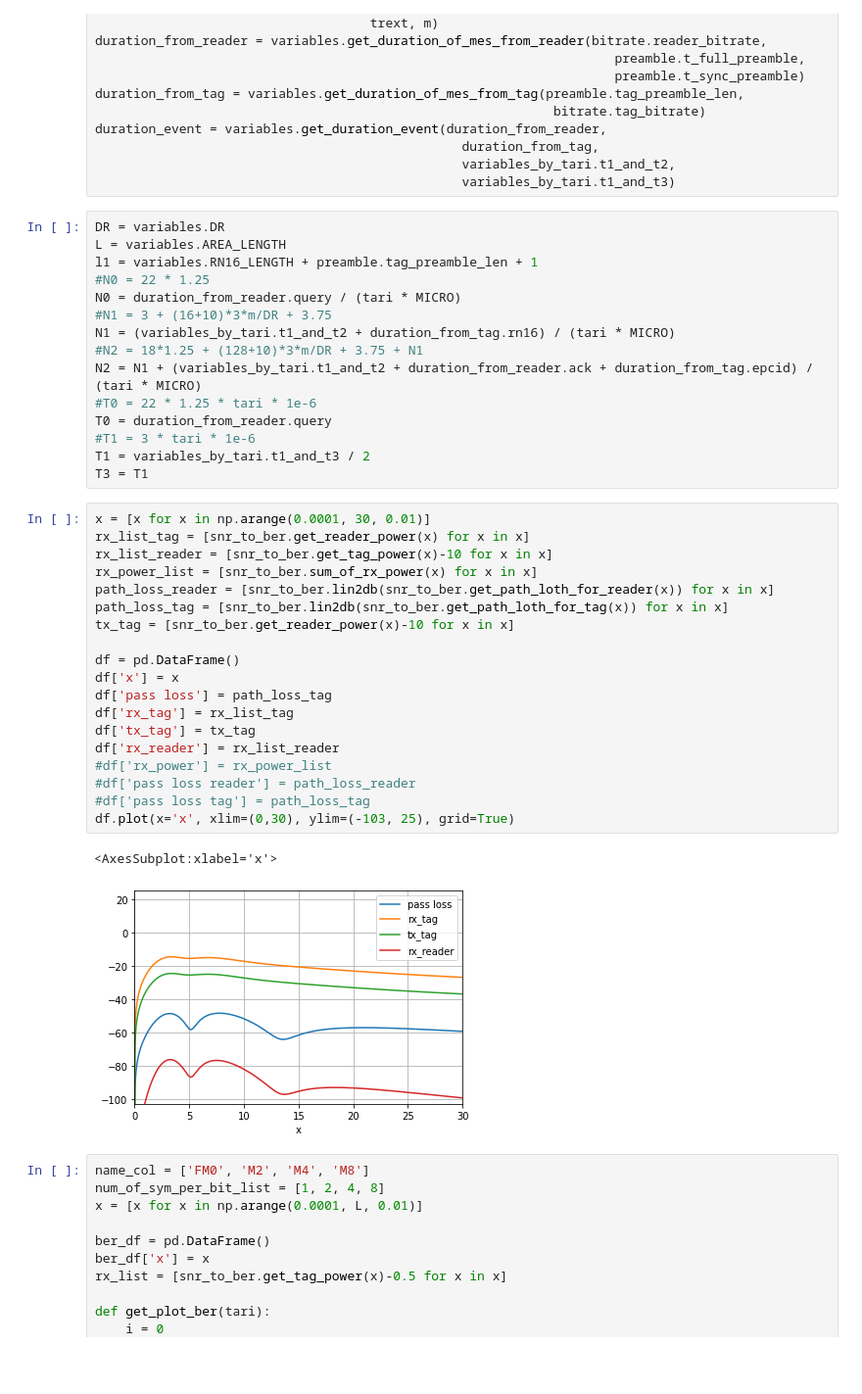
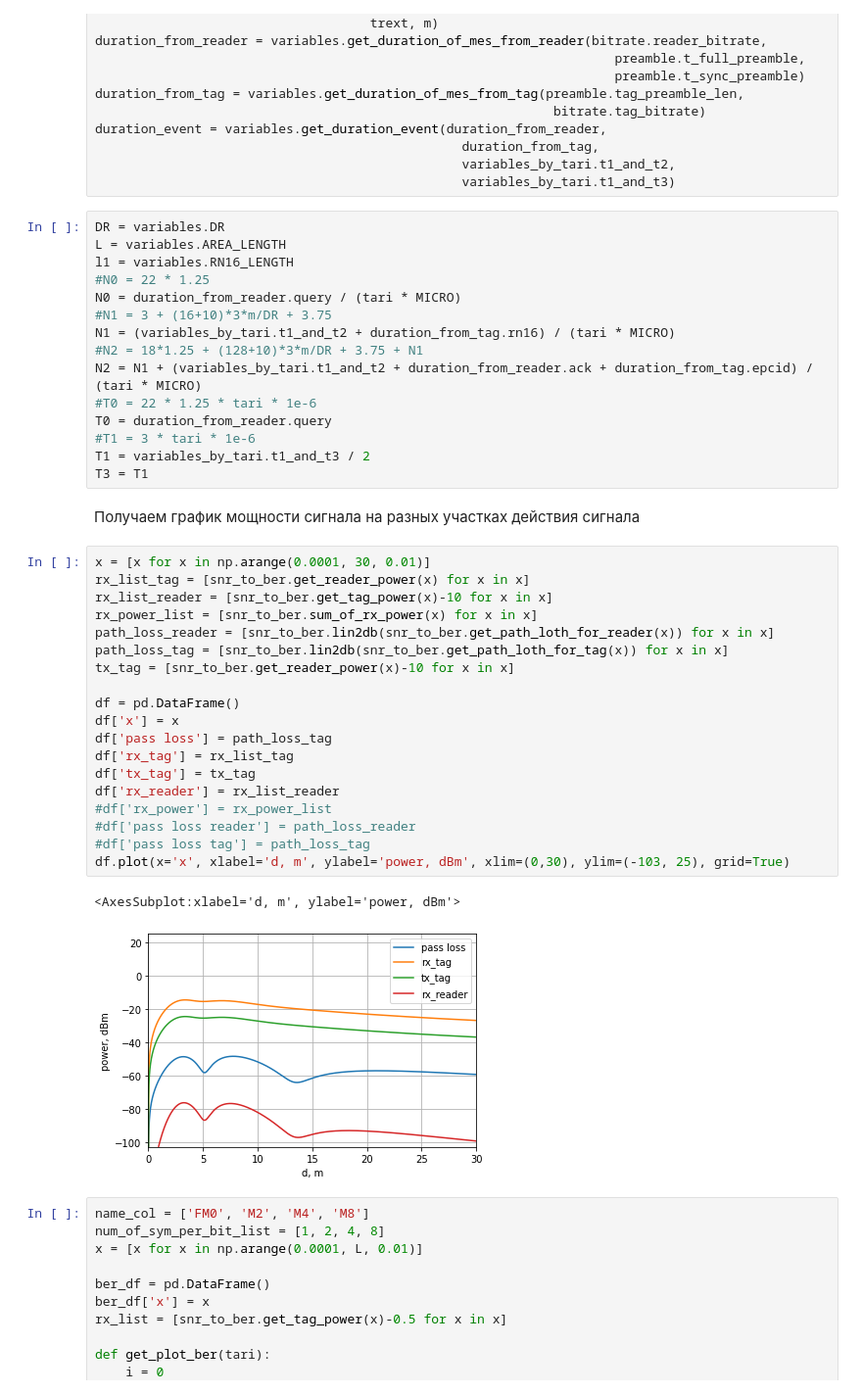
Before and after one commit to FenikL/rfid_project, a Jupyter notebook: experiments/estimate_ber_as_func.ipynb, the cells around one changed output. Shown at 98% size. Saved outputs shown, nothing was run; the diff lists cells and outputs as text; blank space fills up the shorter version.

```diff
--- a/experiments/estimate_ber_as_func.ipynb
+++ b/experiments/estimate_ber_as_func.ipynb
@@ -40,7 +47,7 @@ duration_event = variables.get_duration_event(duration_from_reader,
 # %%
 DR = variables.DR
 L = variables.AREA_LENGTH
-l1 = variables.RN16_LENGTH + preamble.tag_preamble_len + 1
+l1 = variables.RN16_LENGTH
 #N0 = 22 * 1.25
 N0 = duration_from_reader.query / (tari * MICRO)
 #N1 = 3 + (16+10)*3*m/DR + 3.75
@@ -52,28 +59,30 @@ T0 = duration_from_reader.query
 #T1 = 3 * tari * 1e-6
 T1 = variables_by_tari.t1_and_t3 / 2
 T3 = T1
+# %% [markdown]
+Получаем график мощности сигнала на разных участках действия сигнала
 # %%
 x = [x for x in np.arange(0.0001, 30, 0.01)]
 rx_list_tag = [snr_to_ber.get_reader_power(x) for x in x]
 rx_list_reader = [snr_to_ber.get_tag_power(x)-10 for x in x]
 rx_power_list = [snr_to_ber.sum_of_rx_power(x) for x in x]
 path_loss_reader = [snr_to_ber.lin2db(snr_to_ber.get_path_loth_for_reader(x)) for x in x]
 path_loss_tag = [snr_to_ber.lin2db(snr_to_ber.get_path_loth_for_tag(x)) for x in x]
 tx_tag = [snr_to_ber.get_reader_power(x)-10 for x in x]
 
 df = pd.DataFrame()
 df['x'] = x
 df['pass loss'] = path_loss_tag
 df['rx_tag'] = rx_list_tag
 df['tx_tag'] = tx_tag
 df['rx_reader'] = rx_list_reader
 #df['rx_power'] = rx_power_list
 #df['pass loss reader'] = path_loss_reader
 #df['pass loss tag'] = path_loss_tag
-df.plot(x='x', xlim=(0,30), ylim=(-103, 25), grid=True)
+df.plot(x='x', xlabel='d, m', ylabel='power, dBm', xlim=(0,30), ylim=(-103, 25), grid=True)
 # %% [output]
-<AxesSubplot:xlabel='x'>
+<AxesSubplot:xlabel='d, m', ylabel='power, dBm'>
-[figure, old version]
+[figure, new version]
 # %%
 name_col = ['FM0', 'M2', 'M4', 'M8']
 num_of_sym_per_bit_list = [1, 2, 4, 8]
```
Also changed, not shown: parts of 16 cells of this notebook.
